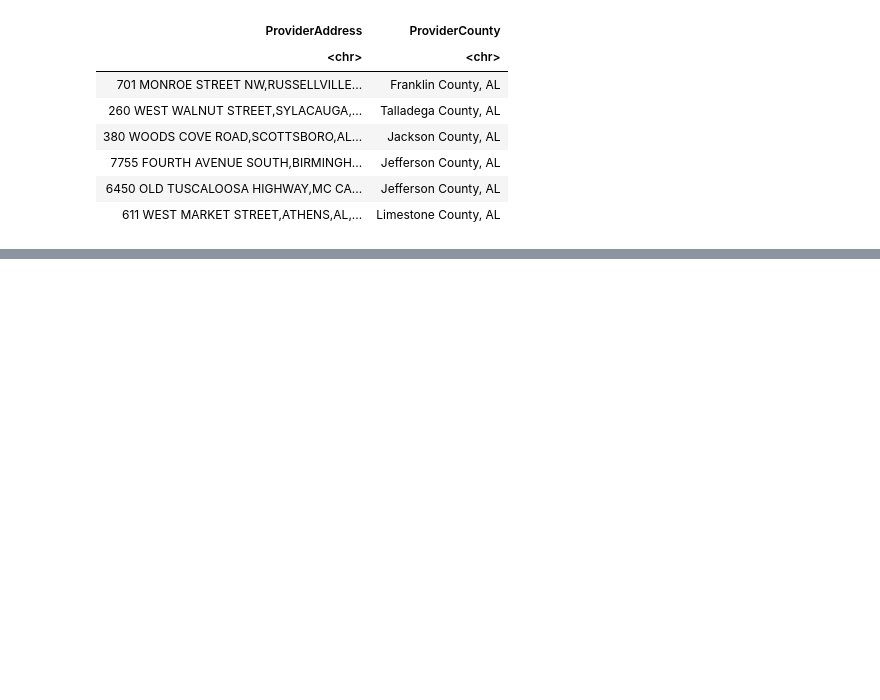
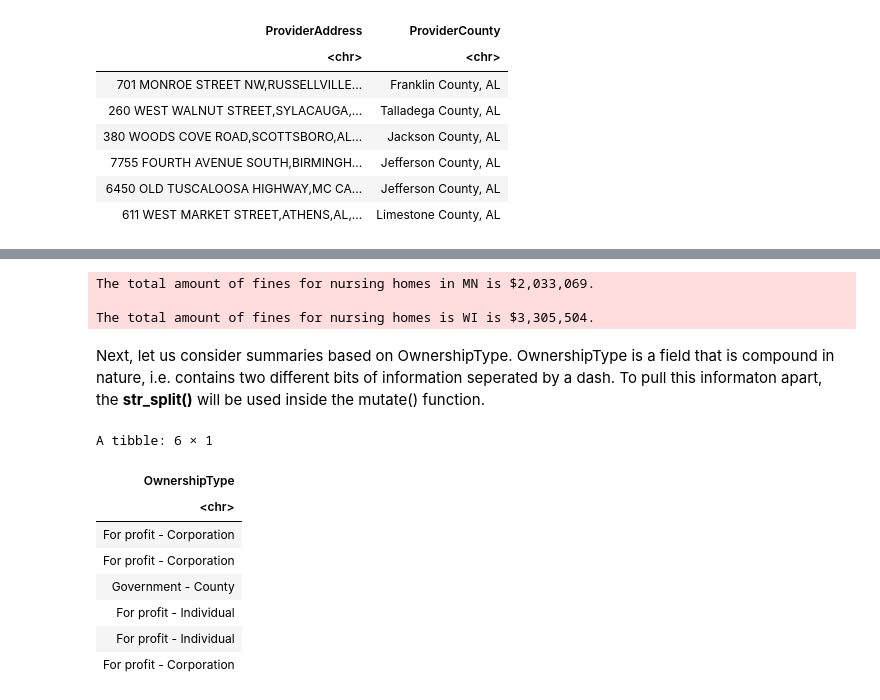
Before and after one commit to yardsale8/DSCI325, a Jupyter notebook: Module3_Part3_R.ipynb, the cells around one changed output, grey strips where cells are left out. Drawn from its saved outputs; the diff is of its cells as text; code cells hidden in the pictures; blank space fills up the shorter version.

```diff
--- a/Module3_Part3_R.ipynb
+++ b/Module3_Part3_R.ipynb
@@ -554,0 +583,32 @@ A tibble: 6 × 35
+# %%
+(
+ NursingHomes
+ %>% filter(State == "MN" | State == "WI")
+ %>% group_by(State)
+ %>% summarize(TotalFines = sum(TotalAmountFines))
+ ) -> MNandWI_Fines
+
+message("The total amount of fines for nursing homes in MN is ", dollar(unlist(MNandWI_Fines[1,2])),".")
+message("The total amount of fines for nursing homes is WI is ", dollar(as.numeric(MNandWI_Fines[2,2])),".")
+# %% [output]
+The total amount of fines for nursing homes in MN is $2,033,069.
+
+The total amount of fines for nursing homes is WI is $3,305,504.
+# %% [markdown]
+Next, let us consider summaries based on OwnershipType.  OwnershipType is a field that is compound in nature, i.e. contains two different bits of information seperated by a dash.    To pull this informaton apart, the <strong>str_split()</strong> will be used inside the mutate() function.
+# %%
+(
+ NursingHomes
+ %>% select(OwnershipType)
+ %>% head()
+)
+# %% [output]
+A tibble: 6 × 1
+| OwnershipType |
+| <chr> |
+| For profit - Corporation |
+| For profit - Corporation |
+| Government - County |
+| For profit - Individual |
+| For profit - Individual |
+| For profit - Corporation |
```
Also changed, not shown: parts of 20 cells of this notebook.
